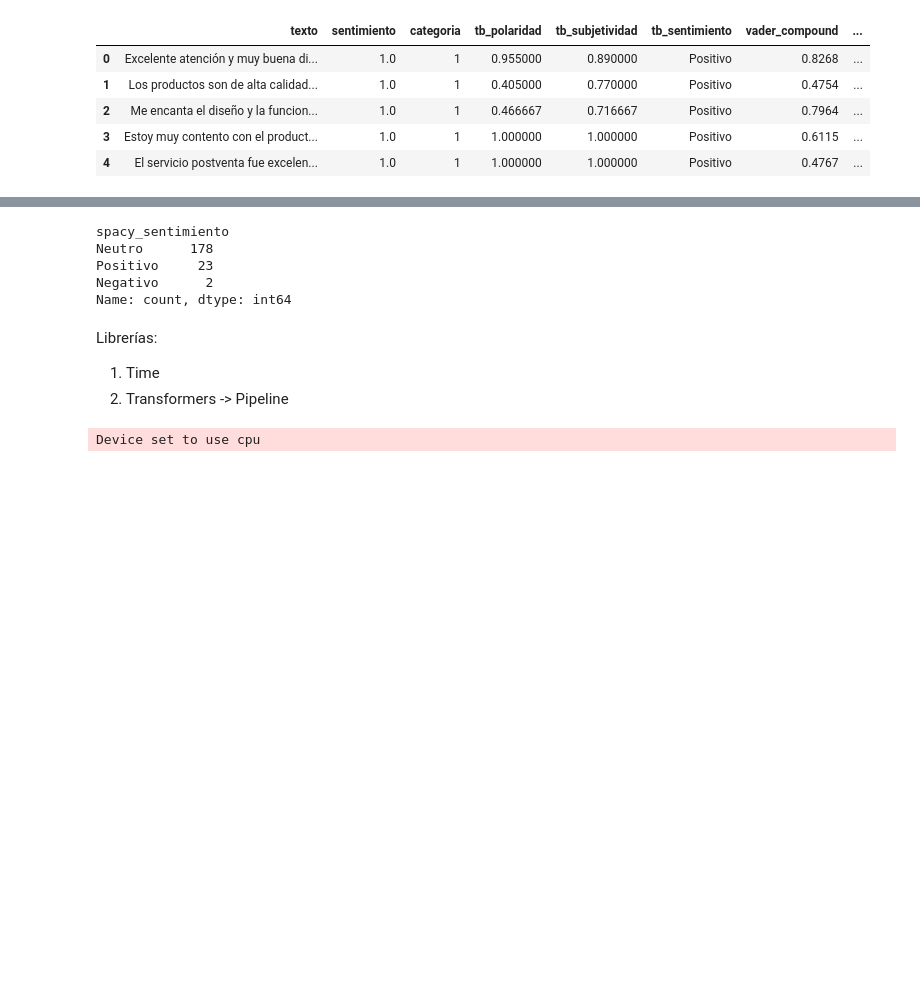
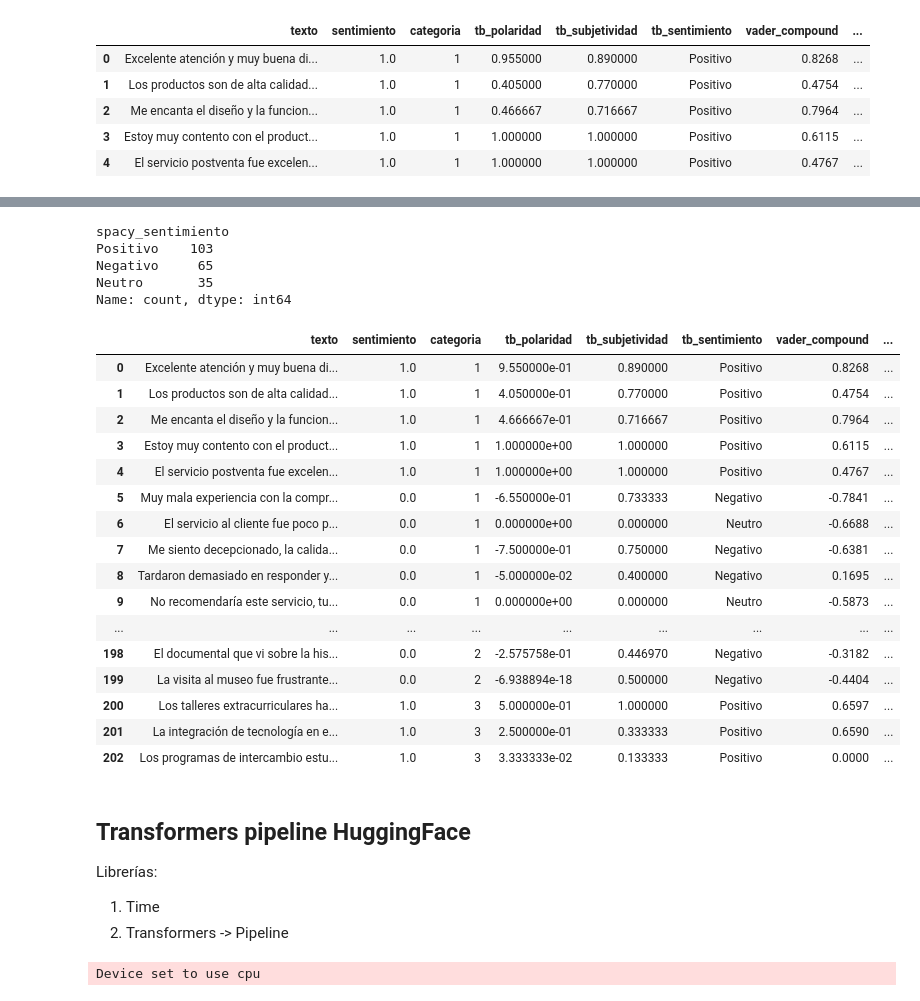
Before and after one commit to IsaacRZ/Sentiment-Analysis, a Jupyter notebook: ProyectoI/SentimentAnalysis.ipynb, the cells around one changed output, grey strips where cells are left out. Cells and saved outputs as stored; diff of their text form; code cells hidden in the pictures; blank space fills up the shorter version.

Commit message:
code: SentimentAnalysis Spacy+Textblob

```diff
--- a/ProyectoI/SentimentAnalysis.ipynb
+++ b/ProyectoI/SentimentAnalysis.ipynb
@@ -229,46 +221,74 @@ Librerías:
 # %%
-import spacy
-nlp = spacy.load("es_core_news_sm")
+#nlp_spacy_esp = spacy.load("es_core_news_sm") -> No funcionó correctamente con TextBlob
+nlp_spacy_en = spacy.load("en_core_web_sm")
+traductor = ggt(source='auto', target='en')
 
 polaridad_sp = []
 subjetividad_sp = []
 sentimiento_sp = []
 
 for texto in comentarios["texto"]:
     #
-    doc = nlp(texto)
+    traduccion = traductor.translate(texto)
+    oracion = nlp_spacy_en(traduccion)
+    #lemma: "Una sola cadena string refinada y ultra limpia"
+                    # token.lemma_ -> palabra en su versión canónica o de diccionario
+                            # token -> palabra si se cumple la condición:
+                                #
+    lemma = " ".join([token.lemma_ for token in oracion
+                        if not token.is_stop and not token.is_punct])
+                        # elimina stop words y signos de puntuación -> si cumple la condición lo une y cocatena con espacios en lemma
 
-    lemma = " ".join([token.lemma_ for token in doc
-                        if not token.is_stop and not token.is_punct])
-
+# TextBlob para analizar toda la frase lemma
     blob = TextBlob(lemma)
     pol = blob.sentiment.polarity
     sub = blob.sentiment.subjectivity
 
     if pol > 0:
         etiqueta = "Positivo"
     elif pol < 0:
         etiqueta = "Negativo"
     else:
         etiqueta = "Neutro"
 
 
     polaridad_sp.append(pol)
     subjetividad_sp.append(sub)
     sentimiento_sp.append(etiqueta)
 
 comentarios["spacy_polaridad"] = polaridad_sp
 comentarios["spacy_subjetividad"] = subjetividad_sp
 comentarios["spacy_sentimiento"] = sentimiento_sp
 
 print(comentarios['spacy_sentimiento'].value_counts())
+
+with pd.option_context('display.max_columns', None, 'display.max_rows',None, 'display.max_colwidth',None):
+    display(comentarios)
 # %% [output]
 spacy_sentimiento
-Neutro      178
-Positivo     23
-Negativo      2
+Positivo    103
+Negativo     65
+Neutro       35
 Name: count, dtype: int64
+|  | texto | sentimiento | categoria | tb_polaridad | tb_subjetividad | tb_sentimiento | vader_compound | ... |
+| 0 | Excelente atención y muy buena di... | 1.0 | 1 | 9.550000e-01 | 0.890000 | Positivo | 0.8268 | ... |
+| 1 | Los productos son de alta calidad... | 1.0 | 1 | 4.050000e-01 | 0.770000 | Positivo | 0.4754 | ... |
+| 2 | Me encanta el diseño y la funcion... | 1.0 | 1 | 4.666667e-01 | 0.716667 | Positivo | 0.7964 | ... |
+| 3 | Estoy muy contento con el product... | 1.0 | 1 | 1.000000e+00 | 1.000000 | Positivo | 0.6115 | ... |
+| 4 | El servicio postventa fue excelen... | 1.0 | 1 | 1.000000e+00 | 1.000000 | Positivo | 0.4767 | ... |
+| 5 | Muy mala experiencia con la compr... | 0.0 | 1 | -6.550000e-01 | 0.733333 | Negativo | -0.7841 | ... |
+| 6 | El servicio al cliente fue poco p... | 0.0 | 1 | 0.000000e+00 | 0.000000 | Neutro | -0.6688 | ... |
+| 7 | Me siento decepcionado, la calida... | 0.0 | 1 | -7.500000e-01 | 0.750000 | Negativo | -0.6381 | ... |
+| 8 | Tardaron demasiado en responder y... | 0.0 | 1 | -5.000000e-02 | 0.400000 | Negativo | 0.1695 | ... |
+| 9 | No recomendaría este servicio, tu... | 0.0 | 1 | 0.000000e+00 | 0.000000 | Neutro | -0.5873 | ... |
+| ... | ... | ... | ... | ... | ... | ... | ... | ... |
+| 198 | El documental que vi sobre la his... | 0.0 | 2 | -2.575758e-01 | 0.446970 | Negativo | -0.3182 | ... |
+| 199 | La visita al museo fue frustrante... | 0.0 | 2 | -6.938894e-18 | 0.500000 | Negativo | -0.4404 | ... |
+| 200 | Los talleres extracurriculares ha... | 1.0 | 3 | 5.000000e-01 | 1.000000 | Positivo | 0.6597 | ... |
+| 201 | La integración de tecnología en e... | 1.0 | 3 | 2.500000e-01 | 0.333333 | Positivo | 0.6590 | ... |
+| 202 | Los programas de intercambio estu... | 1.0 | 3 | 3.333333e-02 | 0.133333 | Positivo | 0.0000 | ... |
 # %% [markdown]
+## Transformers pipeline HuggingFace
 Librerías:
 1. Time
 2. Transformers -> Pipeline
```
Also changed, not shown: parts of 9 cells of this notebook, 2 other files.
